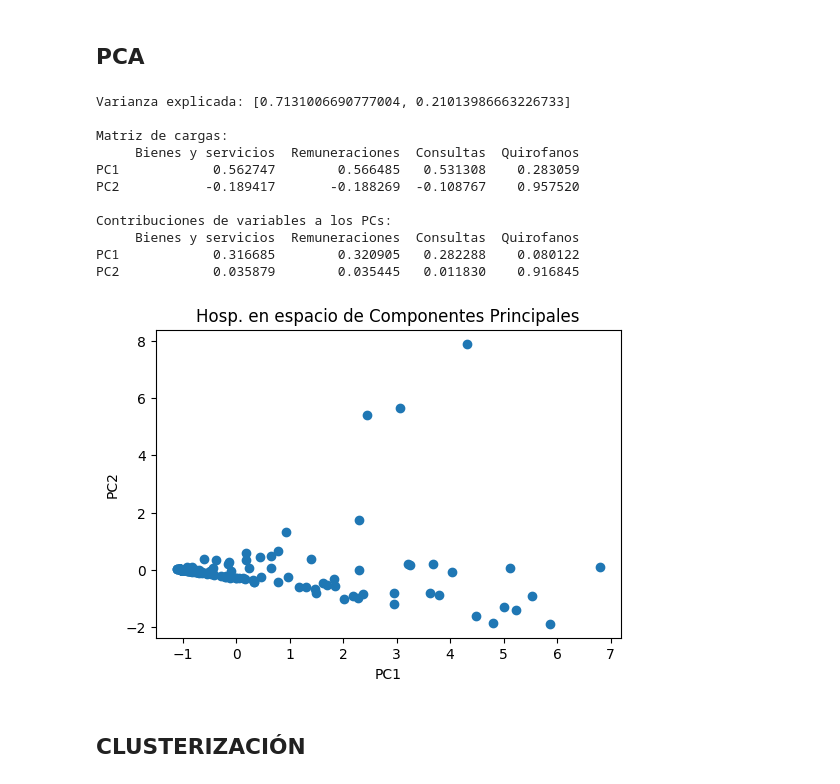
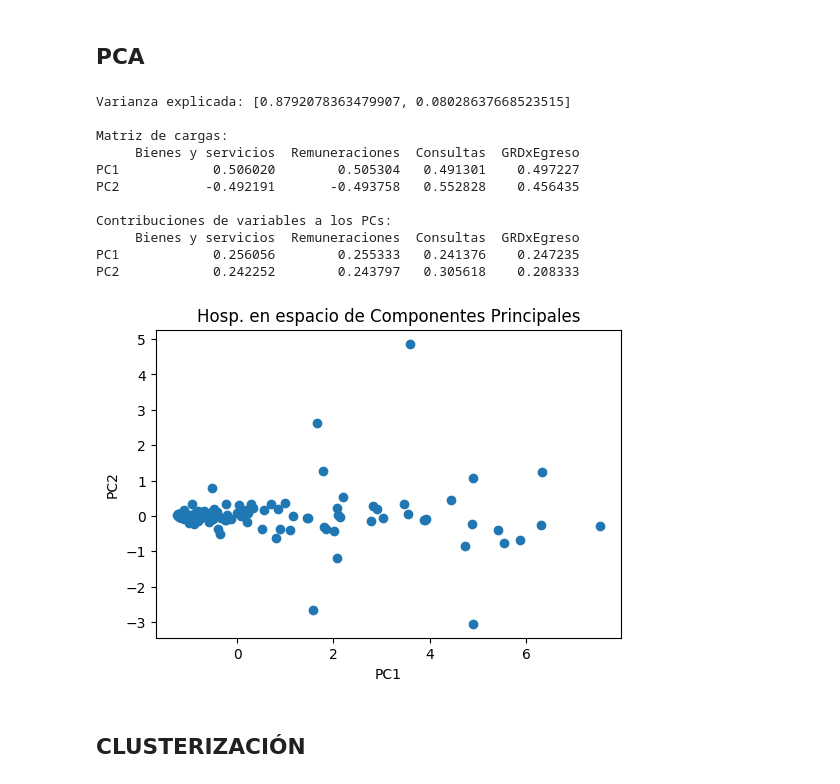
Before and after one commit to rez-dev/panel-eficiencia-hospitalaria, a Jupyter notebook: calc-functions/functions.ipynb, the cells around one changed output. Drawn from its saved outputs; the diff is of its cells as text; code cells hidden in the pictures.

```diff
--- a/calc-functions/functions.ipynb
+++ b/calc-functions/functions.ipynb
@@ -787,47 +787,47 @@ import matplotlib.pyplot as plt
 
 # 1) Selecciona las columnas que quieres analizar
 input_cols  = ["Bienes y servicios", "Remuneraciones"]
-output_cols = ["Consultas", "Quirofanos"]
+output_cols = ["Consultas", "GRDxEgreso"]
 
 # unir columnas en una sola lista
 cols_pca = input_cols + output_cols
 
 # 2) Ejecuta PCA (2 componentes para plot)
 df_pca, pca_meta = run_pca(df_2014, cols_pca, n_components=2)
 
 # 3) KPI rápidos
 print("Varianza explicada:", pca_meta["explained_variance_ratio"])
 print("\nMatriz de cargas:")
 print(pca_meta["components"])
 
 loadings = pca_meta["components"]   # DataFrame PC×vars
 squared = loadings**2           # coef²
 contribs = squared.div(squared.sum(axis=1), axis=0)
 
 # 4) Mostrar contribuciones de cada variable a los PCs
 print("\nContribuciones de variables a los PCs:")
 print(contribs)
 
 # 4) Ejemplo de visualización 2-D
 plt.figure(figsize=(6,4))
 plt.scatter(df_pca["PC1"], df_pca["PC2"])
 plt.xlabel("PC1")
 plt.ylabel("PC2")
 plt.title("Hosp. en espacio de Componentes Principales")
 plt.show()
 # %% [output]
-Varianza explicada: [0.7131006690777004, 0.21013986663226733]
+Varianza explicada: [0.8792078363479907, 0.08028637668523515]
 
 Matriz de cargas:
-     Bienes y servicios  Remuneraciones  Consultas  Quirofanos
-PC1            0.562747        0.566485   0.531308    0.283059
-PC2           -0.189417       -0.188269  -0.108767    0.957520
+     Bienes y servicios  Remuneraciones  Consultas  GRDxEgreso
+PC1            0.506020        0.505304   0.491301    0.497227
+PC2           -0.492191       -0.493758   0.552828    0.456435
 
 Contribuciones de variables a los PCs:
-     Bienes y servicios  Remuneraciones  Consultas  Quirofanos
-PC1            0.316685        0.320905   0.282288    0.080122
-PC2            0.035879        0.035445   0.011830    0.916845
+     Bienes y servicios  Remuneraciones  Consultas  GRDxEgreso
+PC1            0.256056        0.255333   0.241376    0.247235
+PC2            0.242252        0.243797   0.305618    0.208333
-[figure, old version]
+[figure, new version]
 # %% [markdown]
 ## CLUSTERIZACIÓN
 # %%
```
Also changed, not shown: parts of 1 cell of this notebook, 6 other files.
